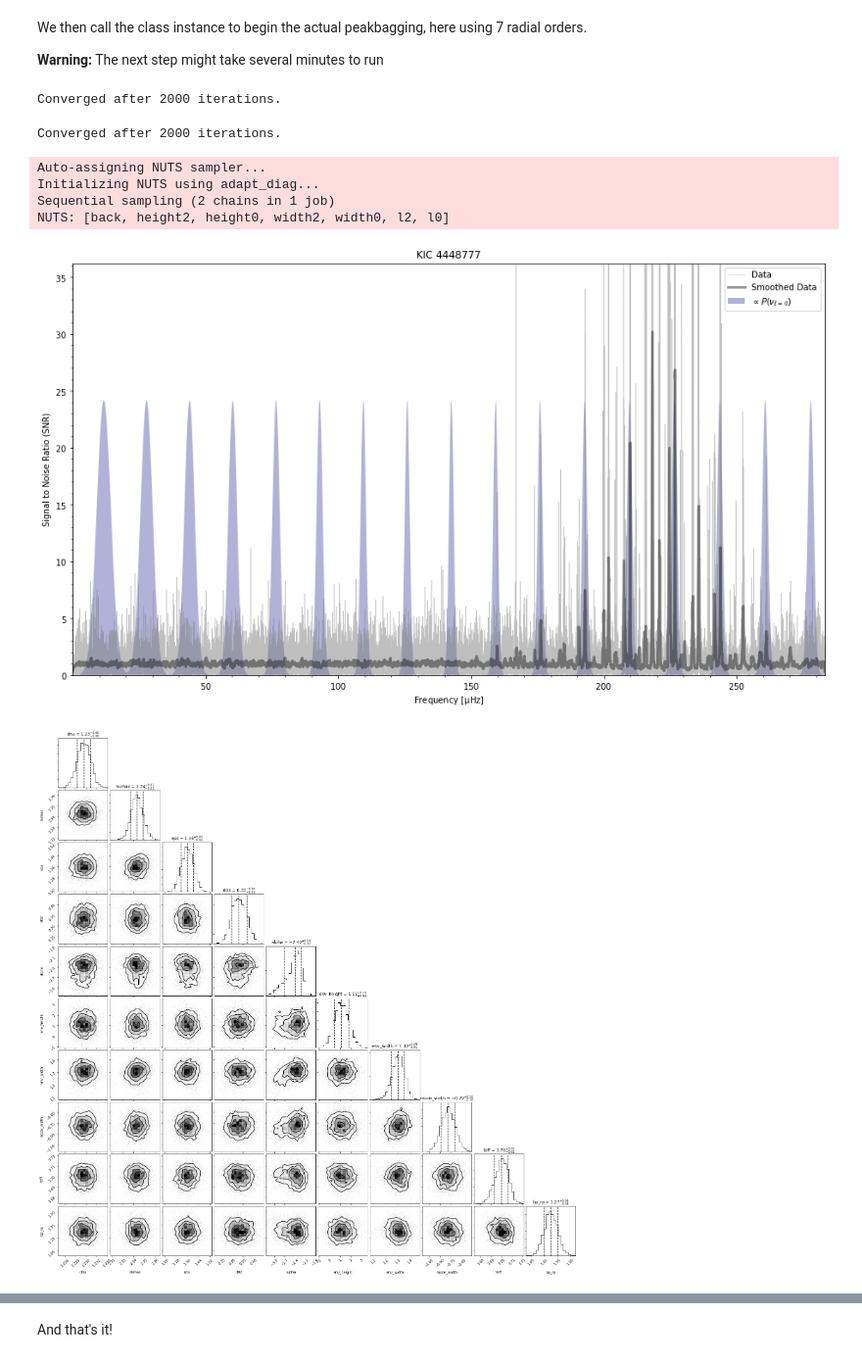
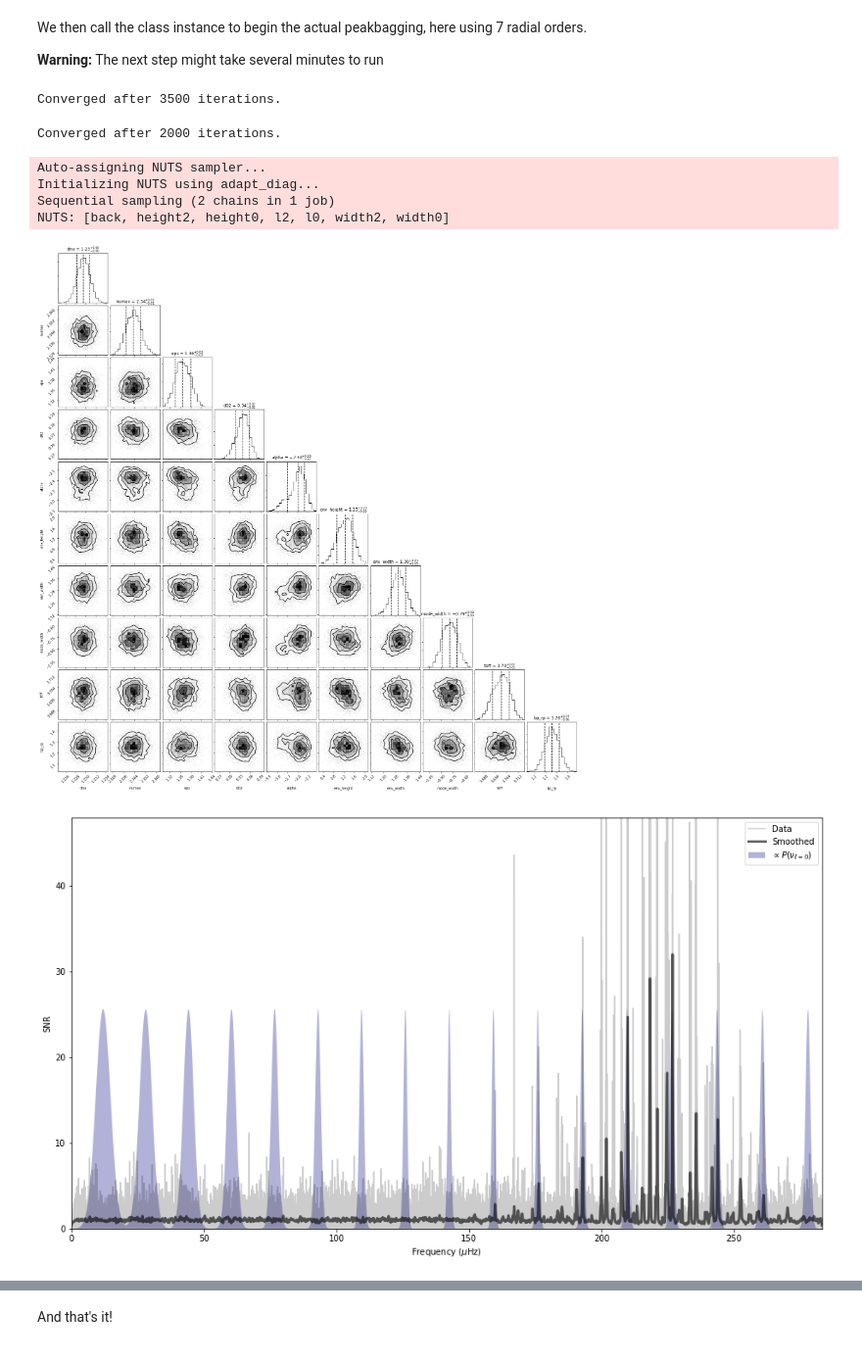
Before and after one commit to grd349/PBjam, a Jupyter notebook: docs/example-session.ipynb, the cells around one changed output, grey strips where cells are left out. Shown at 98% size. Saved outputs shown, nothing was run; the diff lists cells and outputs as text; code cells hidden in the pictures.

```diff
--- a/docs/example-session.ipynb
+++ b/docs/example-session.ipynb
@@ -16,6 +16,5 @@ sess = pb.session(ID='KIC4448777',
                   dnu=(16.97, 0.05),
                   teff=(4750, 250),
                   bp_rp=(1.34, 0.1),
-                  make_plots=True,
                   path = '.')
 # %% [output]
@@ -25,13 +24,13 @@ We then call the class instance to begin the actual peakbagging, here using 7 ra
 
 **Warning:** The next step might take several minutes to run
 # %%
-sess(norders = 7);
+sess(norders = 7, make_plots=True);
 # %% [output]
-Converged after 2000 iterations.
+Converged after 3500 iterations.
 Converged after 2000 iterations.
 Auto-assigning NUTS sampler...
 Initializing NUTS using adapt_diag...
 Sequential sampling (2 chains in 1 job)
-NUTS: [back, height2, height0, width2, width0, l2, l0]
+NUTS: [back, height2, height0, l2, l0, width2, width0]
-[figure, old version]
+[figure, new version]
-[figure, old version]
+[figure, new version]
```
Also changed, not shown: parts of 9 cells of this notebook, 6 other files.
